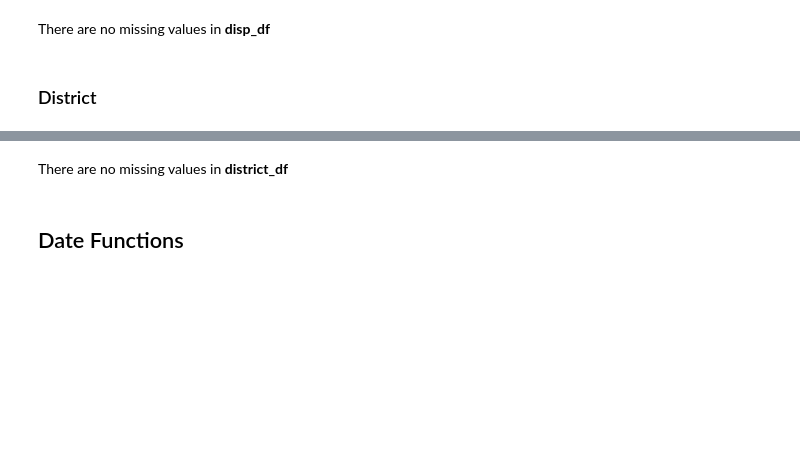
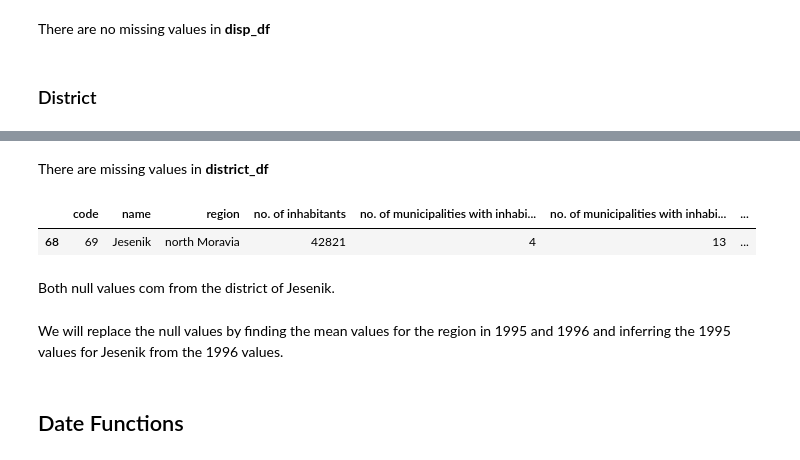
Before and after one commit to DreFlo/ac-2223, a Jupyter notebook: proj_notebook.ipynb, the cells around one changed output, grey strips where cells are left out. Saved outputs shown, nothing was run; the diff lists cells and outputs as text; code cells hidden in the pictures; blank space fills up the shorter version.

```diff
--- a/proj_notebook.ipynb
+++ b/proj_notebook.ipynb
@@ -19,7 +19,7 @@ card_dev_df = pd.read_csv('.\\ficheiros_competicao_dev\\card_dev.csv', sep=';',
 
 disp_df = pd.read_csv('.\\ficheiros_competicao_dev\\disp.csv', sep=';', low_memory=False)
 
-district_df = pd.read_csv('.\\ficheiros_competicao_dev\\district.csv', sep=';', low_memory=False)
+district_df = pd.read_csv('.\\ficheiros_competicao_dev\\district.csv', sep=';', low_memory=False, na_values='?')
 # %% [markdown]
 # Domain Analysis
 # %% [markdown]
@@ -305,3 +309,12 @@ no. of commited crimes '96                           0
 dtype: int64
 # %% [markdown]
-There are no missing values in **district_df**
+There are missing values in **district_df**
+# %%
+district_df[district_df['unemploymant rate \'95'].isnull()]
+# %% [output]
+|  | code | name | region | no. of inhabitants | no. of municipalities with inhabi... | no. of municipalities with inhabi... | ... |
+| 68 | 69 | Jesenik | north Moravia | 42821 | 4 | 13 | ... |
+# %% [markdown]
+Both null values com from the district of Jesenik.
+# %% [markdown]
+We will replace the null values by finding the mean values for the region in 1995 and 1996 and inferring the 1995 values for Jesenik from the 1996 values.
```
Also changed, not shown: parts of 8 cells of this notebook.
